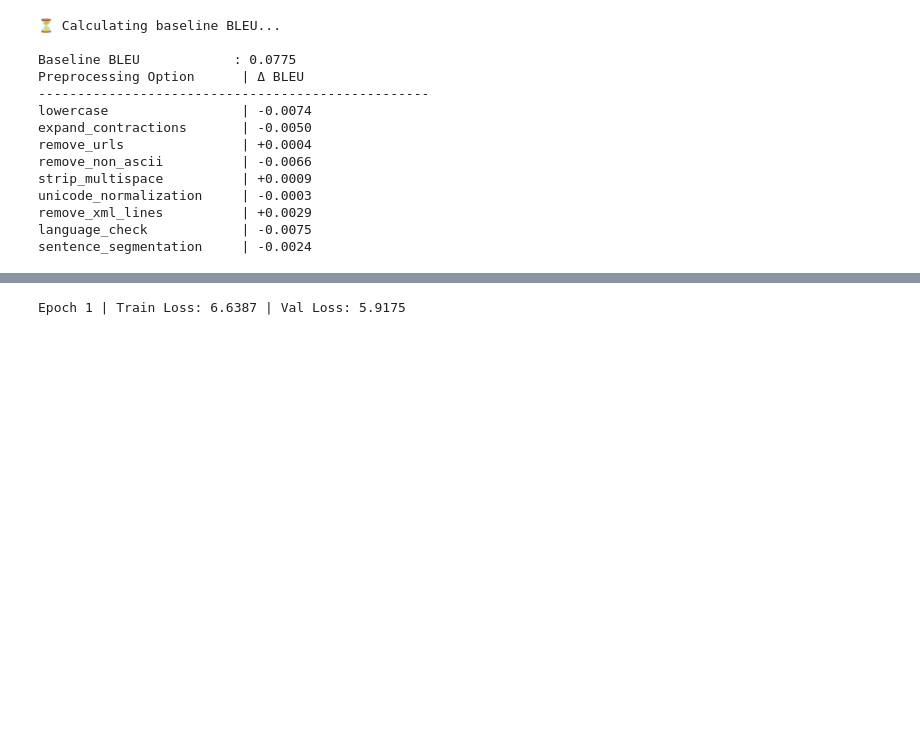
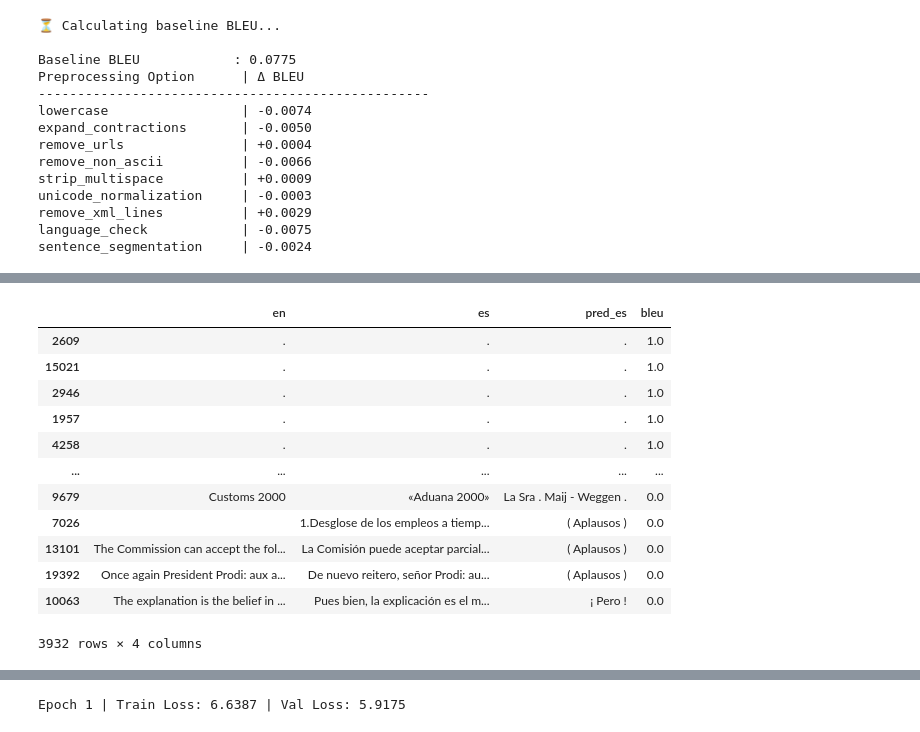
Before and after one commit to DesjardinsRepos/NLP_2025, a Jupyter notebook: language_translation/2-3-classification.ipynb, the cells around one changed output, grey strips where cells are left out. Cells and saved outputs as stored; diff of their text form; code cells hidden in the pictures; blank space fills up the shorter version.

```diff
--- a/language_translation/2-3-classification.ipynb
+++ b/language_translation/2-3-classification.ipynb
@@ -1266,0 +1566,19 @@ Train loss: 11.6958, Val loss: 11.6953
+# %%
+# same as spanish -> english.
+# high score: nothing, applause, parliament, the vote, short sentences, numbers
+# low scores: wrong answers due to overfitting, i. e. applausos
+df_test[["en", "es", "pred_es", "bleu"]].sort_values(by="bleu", ascending=False)
+# %% [output]
+|  | en | es | pred_es | bleu |
+| 2609 | . | . | . | 1.0 |
+| 15021 | . | . | . | 1.0 |
+| 2946 | . | . | . | 1.0 |
+| 1957 | . | . | . | 1.0 |
+| 4258 | . | . | . | 1.0 |
+| ... | ... | ... | ... | ... |
+| 9679 | Customs 2000 | «Aduana 2000» | La Sra . Maij - Weggen . | 0.0 |
+| 7026 |  | 1.Desglose de los empleos a tiemp... | ( Aplausos ) | 0.0 |
+| 13101 | The Commission can accept the fol... | La Comisión puede aceptar parcial... | ( Aplausos ) | 0.0 |
+| 19392 | Once again President Prodi: aux a... | De nuevo reitero, señor Prodi: au... | ( Aplausos ) | 0.0 |
+| 10063 | The explanation is the belief in ... | Pues bien, la explicación es el m... | ¡ Pero ! | 0.0 |
+3932 rows × 4 columns
```
Also changed, not shown: parts of 18 cells of this notebook.
